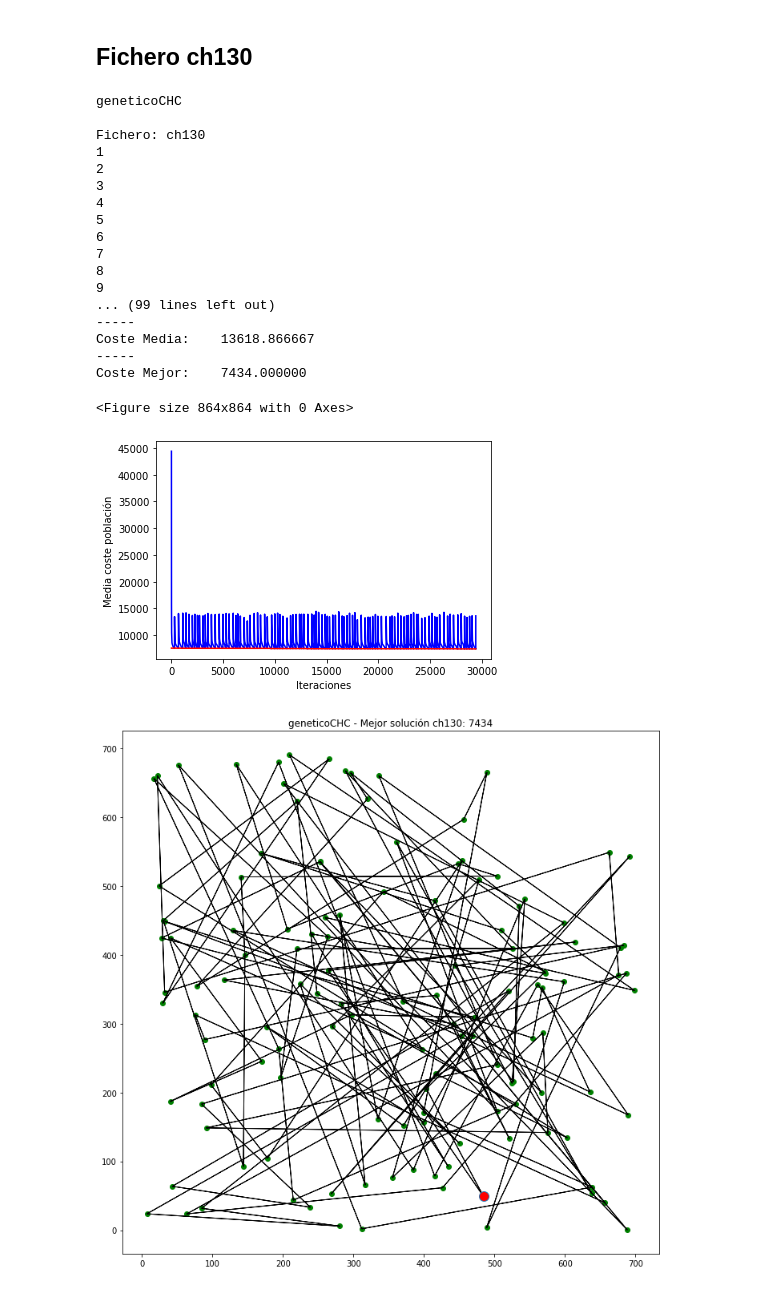
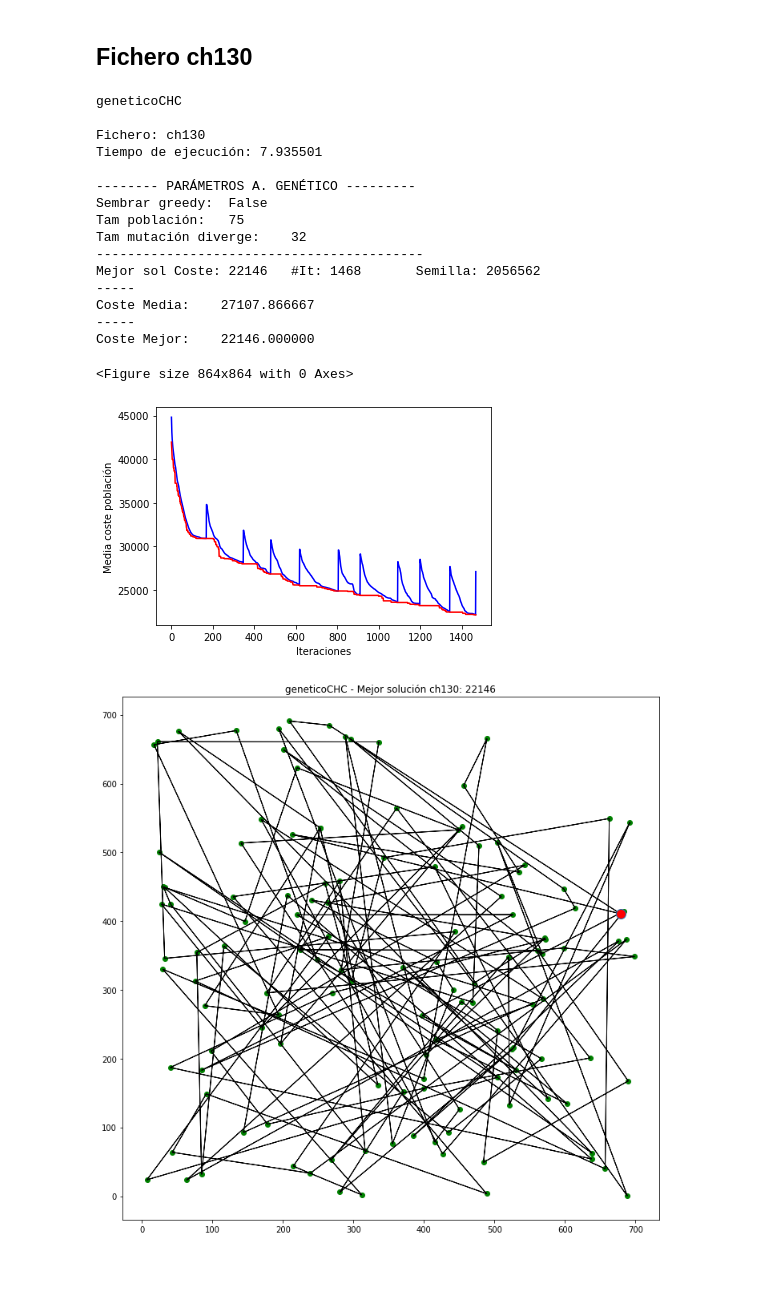
Before and after one commit to VictorNarov/AlgoritmosGeneticosTSP, a Jupyter notebook: 2 Genetico CHC.ipynb, the cells around one changed output. Drawn from its saved outputs; the diff is of its cells as text; code cells hidden in the pictures.

```diff
--- a/2 Genetico CHC.ipynb
+++ b/2 Genetico CHC.ipynb
@@ -35,7 +36,7 @@ mejorCoste = float('inf')
 num_nodos = len(nodos)    # Fichero
 tam_poblacion = 75 # 30-100 individuos
 tam_mutacion_diverge = round(num_nodos * 0.25) # Variación aleatoria con respecto al individuo plantilla
-sembrar_greedy = True # Plantar individuo solución algoritmo greedy
+sembrar_greedy = False # Plantar individuo solución algoritmo greedy
 #########################
 
 t = time.time()
@@ -51,44 +52,42 @@ poblacion = resultados[0]
 mejorIndividuo = min(poblacion.individuos)
 mejorSolucion = mejorIndividuo.camino
 coste = mejorIndividuo.coste
 
 print("-------- PARÁMETROS A. GENÉTICO ---------")
 print("Sembrar greedy:\t", sembrar_greedy)
 print("Tam población:\t", tam_poblacion)
 print("Tam mutación diverge:\t", tam_mutacion_diverge)
 print("------------------------------------------")
 
 
 print("Mejor sol Coste: %s \t #It: %i \t Semilla: %s" % (coste, resultados[1], semilla) )
 print("-----\nCoste Media:\t%f" % poblacion.media)
 print("-----\nCoste Mejor:\t%f" % coste)
 
 xs = resultados[2]
 ys = resultados[3]
 ys2 = resultados[4]
 plt_dynamic(fig, xs, ys, ax)
 plt_dynamic(fig, xs, ys2, ax, ['r'])
 
 titulo = algoritmo + " - Mejor solución " + fichero + ": " + str(coste)
 pintaCamino(mejorSolucion, nodos, titulo)
 # %% [output]
 geneticoCHC
 
 Fichero: ch130
-1
-2
-3
-4
-5
-6
-7
-8
-9
-... (99 lines left out)
+Tiempo de ejecución: 7.935501
+
+-------- PARÁMETROS A. GENÉTICO ---------
+Sembrar greedy:  False
+Tam población:   75
+Tam mutación diverge:    32
+------------------------------------------
+Mejor sol Coste: 22146   #It: 1468       Semilla: 2056562
 -----
-Coste Media:    13618.866667
+Coste Media:    27107.866667
 -----
-Coste Mejor:    7434.000000
+Coste Mejor:    22146.000000
 <Figure size 864x864 with 0 Axes>
-[figure, old version]
+[figure, new version]
-[figure, old version]
+[figure, new version]
```
Also changed, not shown: parts of 2 cells of this notebook, 12 other files.
